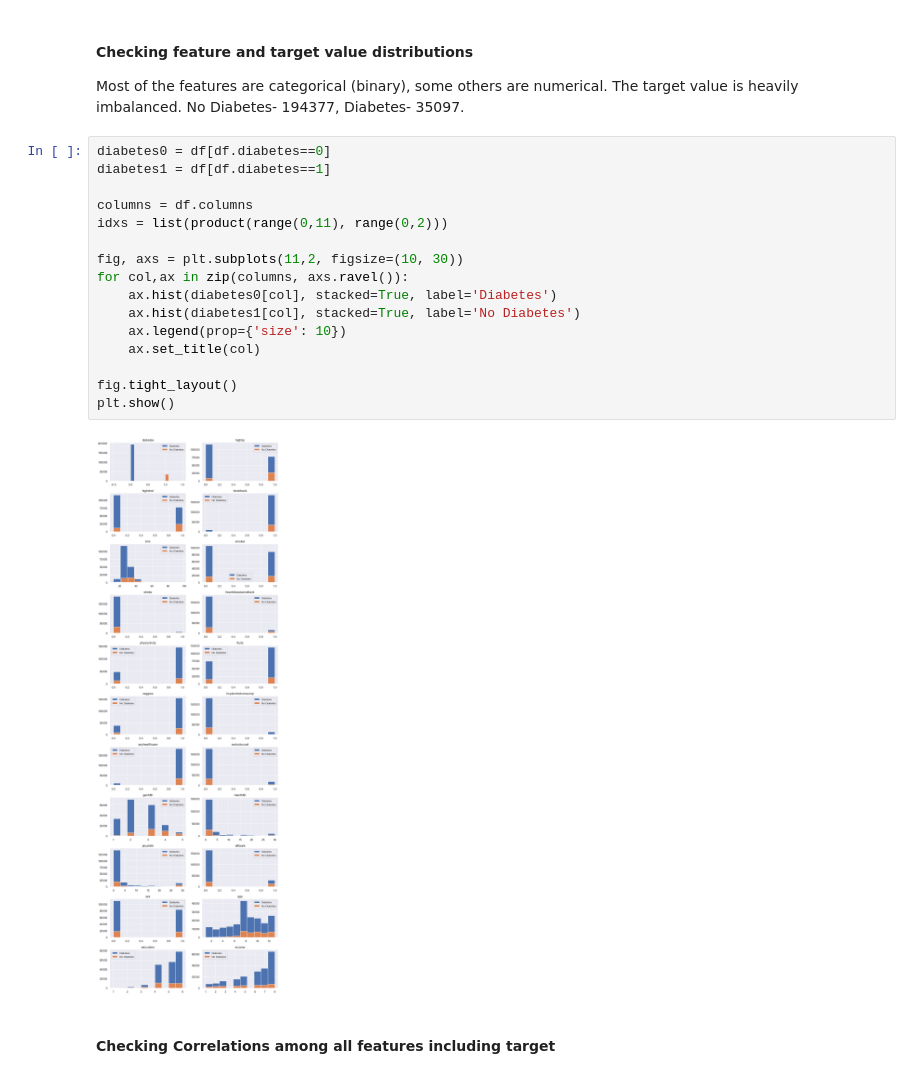
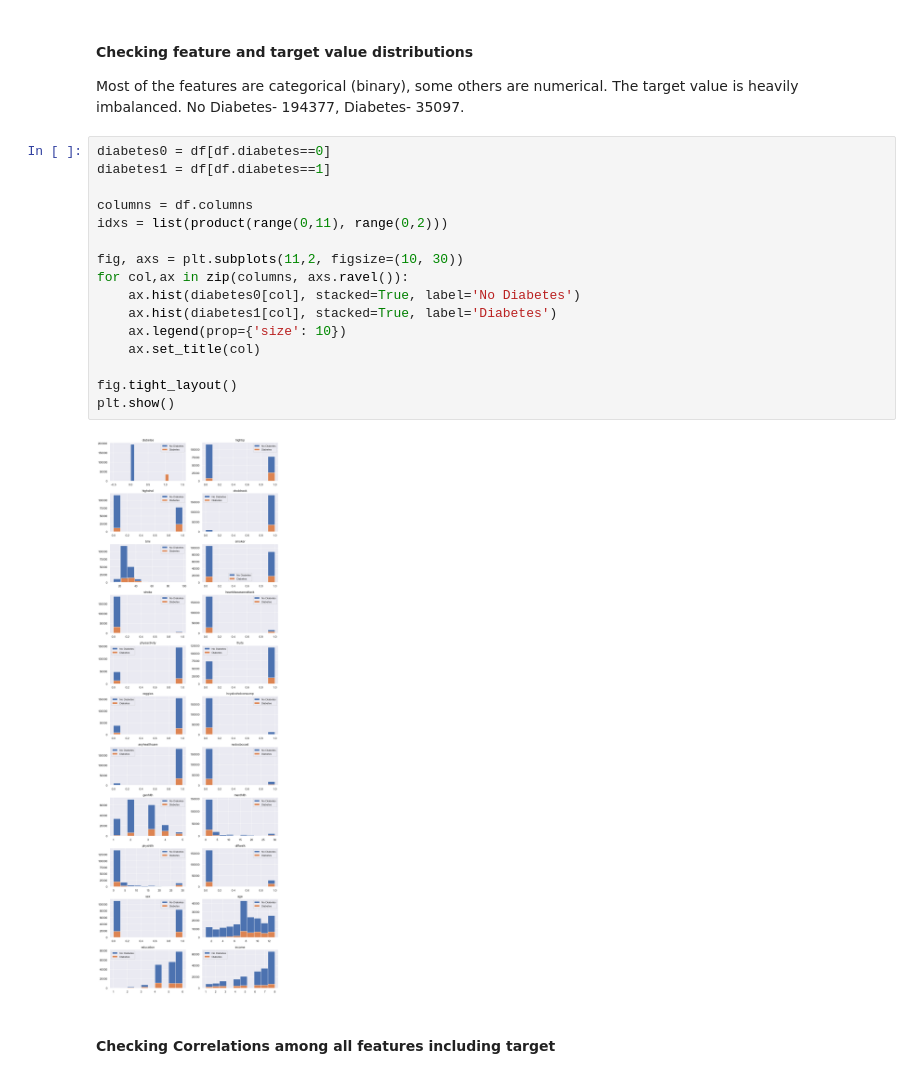
Before and after one commit to maclavijo/DiabetesPredictionProject, a Jupyter notebook: diabetes.ipynb, the cells around one changed output. Saved outputs shown, nothing was run; the diff lists cells and outputs as text.

```diff
--- a/diabetes.ipynb
+++ b/diabetes.ipynb
@@ -271,21 +271,21 @@ Most of the features are categorical (binary), some others are numerical.  The t
 # %%
 diabetes0 = df[df.diabetes==0]
 diabetes1 = df[df.diabetes==1]
 
 columns = df.columns
 idxs = list(product(range(0,11), range(0,2)))
 
 fig, axs = plt.subplots(11,2, figsize=(10, 30))
 for col,ax in zip(columns, axs.ravel()):
-    ax.hist(diabetes0[col], stacked=True, label='Diabetes')
-    ax.hist(diabetes1[col], stacked=True, label='No Diabetes')
+    ax.hist(diabetes0[col], stacked=True, label='No Diabetes')
+    ax.hist(diabetes1[col], stacked=True, label='Diabetes')
     ax.legend(prop={'size': 10})
     ax.set_title(col)
 
 fig.tight_layout()
 plt.show()
 # %% [output]
-[figure, old version]
+[figure, new version]
 # %% [markdown]
 #### Checking Correlations among all features including target
 # %%
```
Also changed, not shown: parts of 20 cells of this notebook, 5 other files.
